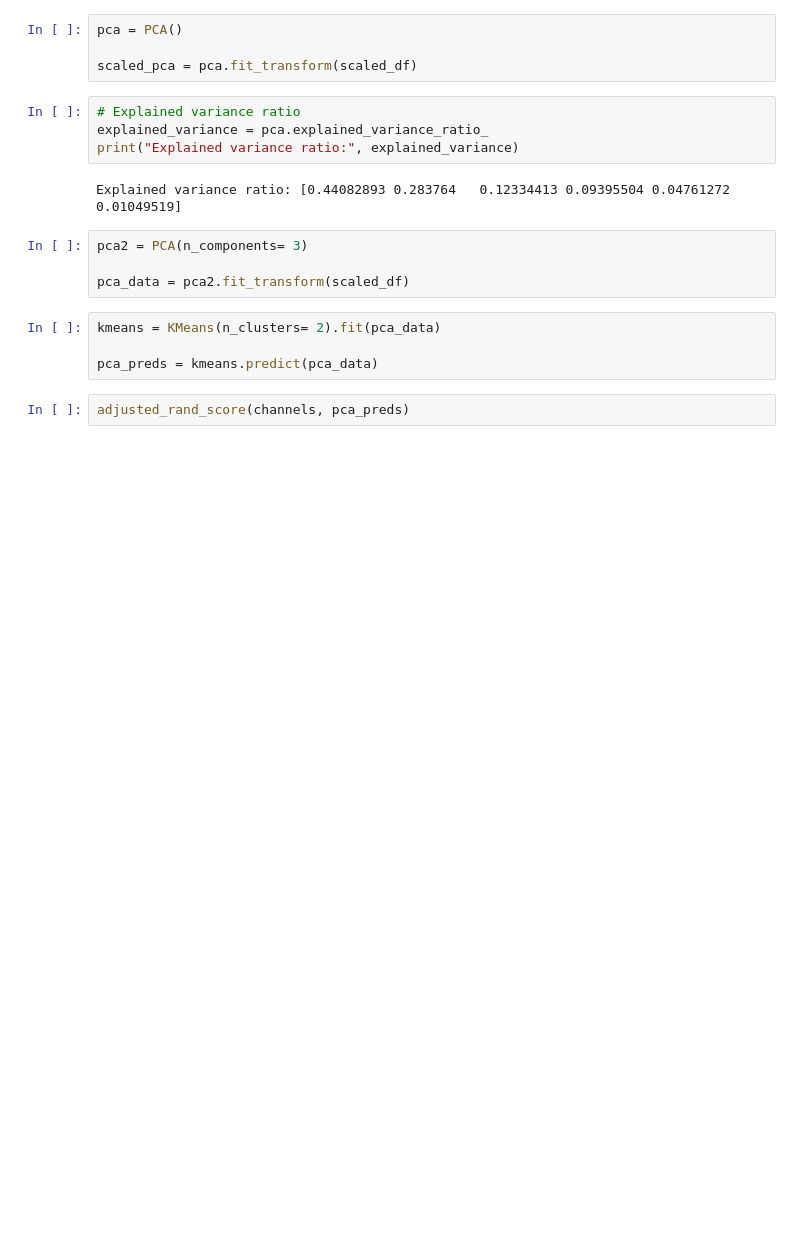
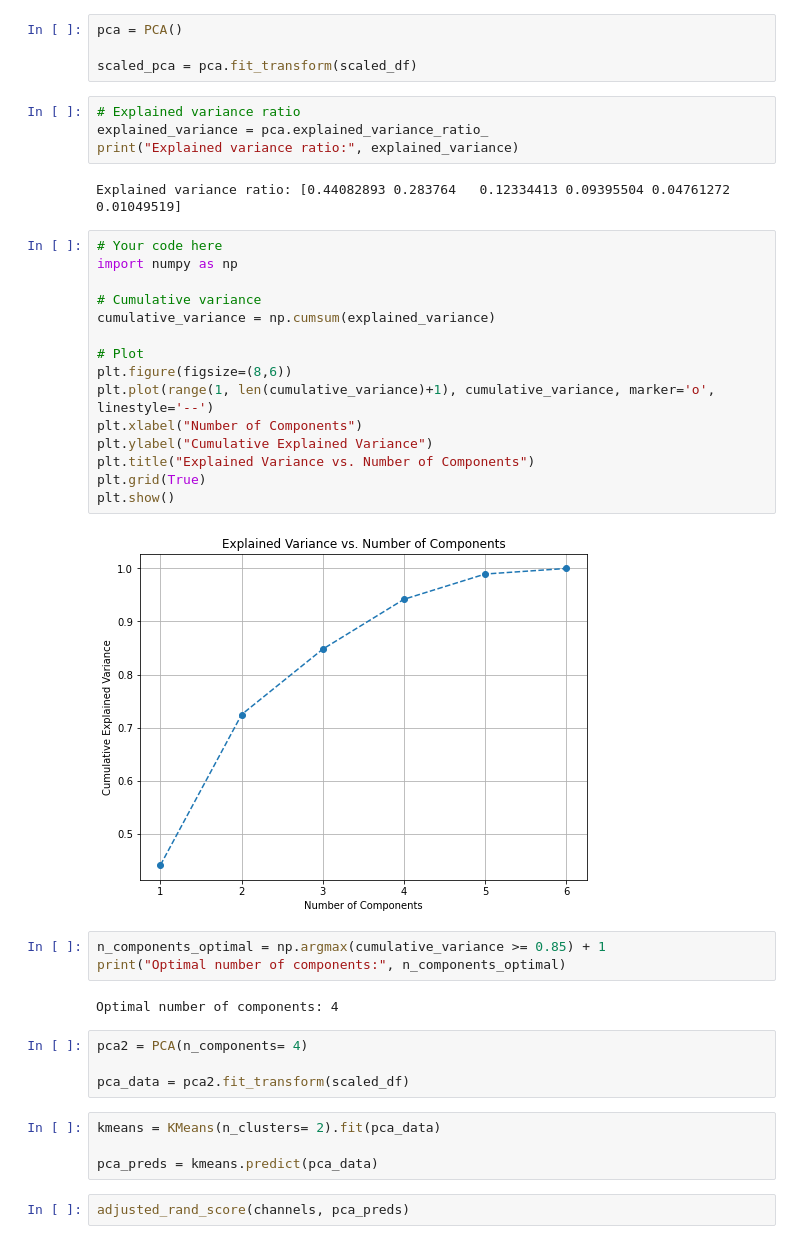
Before and after one commit to Assesa44/market-segmentation-clustering, a Jupyter notebook: index.ipynb, the cells around one changed output. Drawn from its saved outputs; the diff is of its cells as text; blank space fills up the shorter version.

```diff
--- a/index.ipynb
+++ b/index.ipynb
@@ -164,8 +164,30 @@ explained_variance = pca.explained_variance_ratio_
 print("Explained variance ratio:", explained_variance)
 # %% [output]
 Explained variance ratio: [0.44082893 0.283764   0.12334413 0.09395504 0.04761272 0.01049519]
+# %%
+# Your code here
+import numpy as np
+
+# Cumulative variance
+cumulative_variance = np.cumsum(explained_variance)
+
+# Plot
+plt.figure(figsize=(8,6))
+plt.plot(range(1, len(cumulative_variance)+1), cumulative_variance, marker='o', linestyle='--')
+plt.xlabel("Number of Components")
+plt.ylabel("Cumulative Explained Variance")
+plt.title("Explained Variance vs. Number of Components")
+plt.grid(True)
+plt.show()
+# %% [output]
+[figure, added]
+# %%
+n_components_optimal = np.argmax(cumulative_variance >= 0.85) + 1
+print("Optimal number of components:", n_components_optimal)
+# %% [output]
+Optimal number of components: 4
 # %%
-pca2 = PCA(n_components= 3)
+pca2 = PCA(n_components= 4)
 
 pca_data = pca2.fit_transform(scaled_df)
 # %%
```
Also changed, not shown: parts of 8 cells of this notebook.
